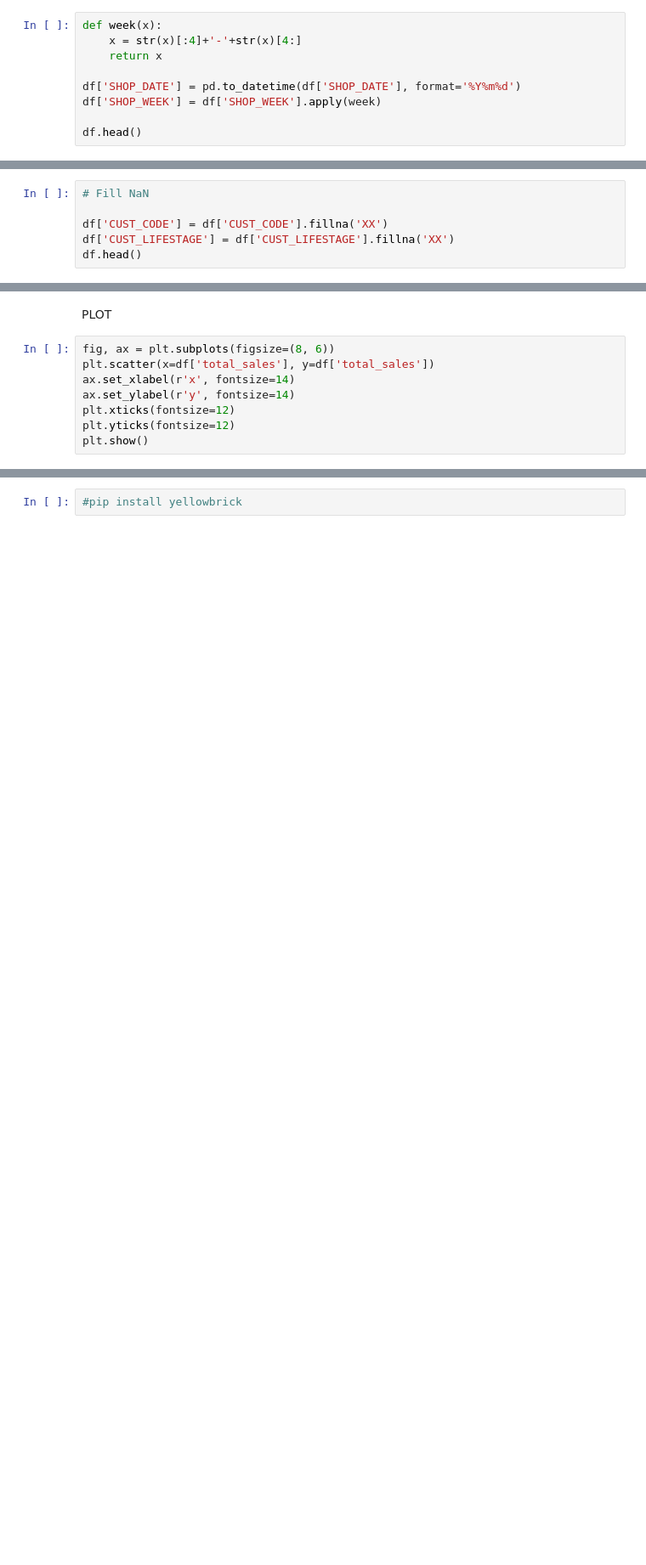
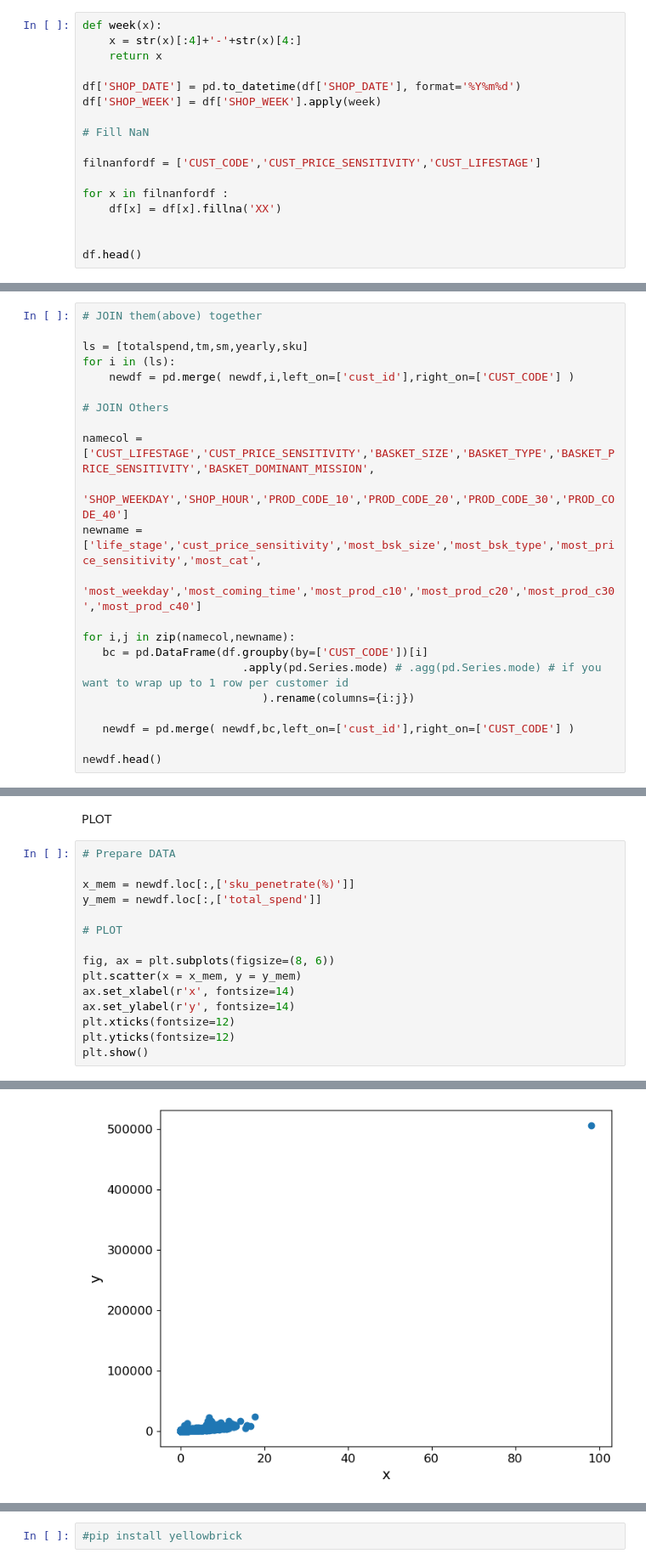
Before and after one commit to HikariJadeEmpire/AdvancedAnalytics-MADT8101, a Jupyter notebook: Week02_CustomerSingleView/KMean_LostusAnalytic.ipynb, the cells around one changed output, grey strips where cells are left out. Shown at 85% size. Cells and saved outputs as stored; diff of their text form; blank space fills up the shorter version.

```diff
--- a/Week02_CustomerSingleView/KMean_LostusAnalytic.ipynb
+++ b/Week02_CustomerSingleView/KMean_LostusAnalytic.ipynb
@@ -69,6 +69,14 @@ def week(x):
 df['SHOP_DATE'] = pd.to_datetime(df['SHOP_DATE'], format='%Y%m%d')
 df['SHOP_WEEK'] = df['SHOP_WEEK'].apply(week)
 
+# Fill NaN
+
+filnanfordf = ['CUST_CODE','CUST_PRICE_SENSITIVITY','CUST_LIFESTAGE']
+
+for x in filnanfordf :
+    df[x] = df[x].fillna('XX')
+
+
 df.head()
 # %% [output]
 |  | SHOP_WEEK | SHOP_DATE | SHOP_WEEKDAY | SHOP_HOUR | QUANTITY | SPEND | PROD_CODE | PROD_CODE_10 | ... |
@@ -78,9 +86,3 @@ df.head()
 | 3 | 2008-15 | 2008-06-04 | 4 | 10 | 3 | 0.90 | PRD0901055 | CL00248 | ... |
 | 4 | 2006-26 | 2006-08-24 | 5 | 16 | 1 | 1.77 | PRD0901877 | CL00169 | ... |
 5 rows × 22 columns
-# %%
-# Fill NaN
-
-df['CUST_CODE'] = df['CUST_CODE'].fillna('XX')
-df['CUST_LIFESTAGE'] = df['CUST_LIFESTAGE'].fillna('XX')
-df.head()
@@ -154,0 +127,22 @@ KeyError: 'CUST_LIFESTAGE'
+# %%
+# JOIN them(above) together
+
+ls = [totalspend,tm,sm,yearly,sku]
+for i in (ls):
+    newdf = pd.merge( newdf,i,left_on=['cust_id'],right_on=['CUST_CODE'] )
+
+# JOIN Others
+
+namecol = ['CUST_LIFESTAGE','CUST_PRICE_SENSITIVITY','BASKET_SIZE','BASKET_TYPE','BASKET_PRICE_SENSITIVITY','BASKET_DOMINANT_MISSION',
+           'SHOP_WEEKDAY','SHOP_HOUR','PROD_CODE_10','PROD_CODE_20','PROD_CODE_30','PROD_CODE_40']
+newname = ['life_stage','cust_price_sensitivity','most_bsk_size','most_bsk_type','most_price_sensitivity','most_cat',
+           'most_weekday','most_coming_time','most_prod_c10','most_prod_c20','most_prod_c30','most_prod_c40']
+
+for i,j in zip(namecol,newname):
+   bc = pd.DataFrame(df.groupby(by=['CUST_CODE'])[i]
+                        .apply(pd.Series.mode) # .agg(pd.Series.mode) # if you want to wrap up to 1 row per customer id
+                           ).rename(columns={i:j})
+
+   newdf = pd.merge( newdf,bc,left_on=['cust_id'],right_on=['CUST_CODE'] )
+
+newdf.head()
@@ -155,8 +204,15 @@ KeyError: 'CUST_LIFESTAGE'
 # %% [markdown]
 </h3>PLOT</h3>
 # %%
+# Prepare DATA
+
+x_mem = newdf.loc[:,['sku_penetrate(%)']]
+y_mem = newdf.loc[:,['total_spend']]
+
+# PLOT
+
 fig, ax = plt.subplots(figsize=(8, 6))
-plt.scatter(x=df['total_sales'], y=df['total_sales'])
+plt.scatter(x = x_mem, y = y_mem)
 ax.set_xlabel(r'x', fontsize=14)
 ax.set_ylabel(r'y', fontsize=14)
 plt.xticks(fontsize=12)
@@ -167,3 +222,4 @@ SyntaxError: invalid syntax (1979342993.py, line 2)
+[figure, added]
 # %%
 # from sklearn.preprocessing import LabelEncoder
 
```
Also changed, not shown: parts of 8 cells of this notebook.
